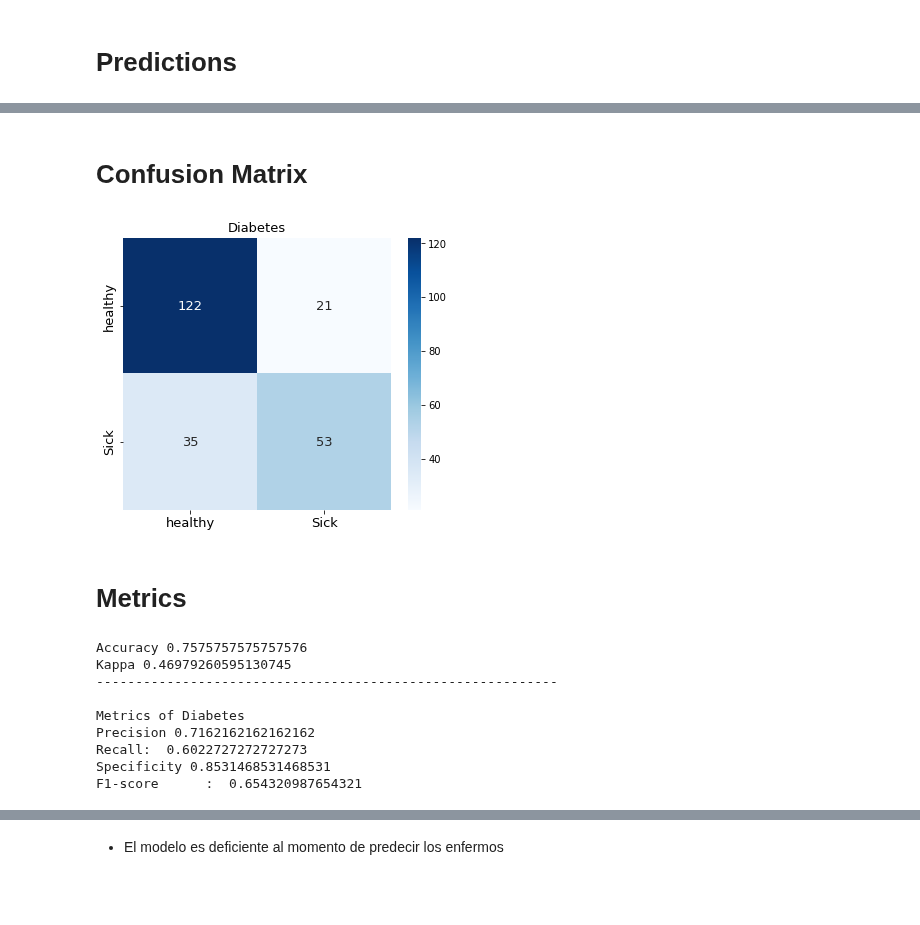
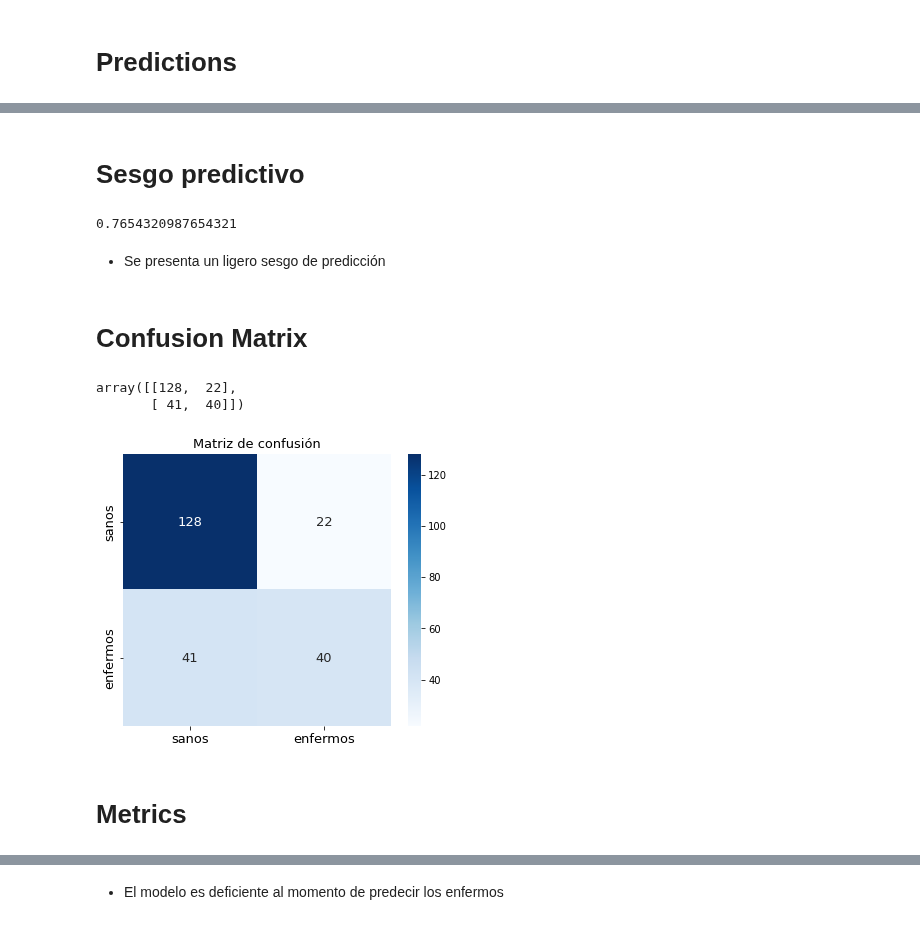
Before and after one commit to Kaiziferr/deep_learning, a Jupyter notebook: multilayer_perceptron/01_workshop_evaluate_model.ipynb, the cells around one changed output, grey strips where cells are left out. Saved outputs shown, nothing was run; the diff lists cells and outputs as text; code cells hidden in the pictures; blank space fills up the shorter version.

```diff
--- a/multilayer_perceptron/01_workshop_evaluate_model.ipynb
+++ b/multilayer_perceptron/01_workshop_evaluate_model.ipynb
@@ -177,4 +117,5 @@ plot_metrics_valuate(history, 'loss', 'val_loss', 'Loss', 'Loss vs Val_Loss')
 # Predictions
 # %%
 y_pred = (model.predict(X_test)>0.5).astype('int32')
-y_pred = y_pred.reshape((y_pred.shape[0]))
+y_pred = np.reshape(y_pred, y_pred.shape[0])
+y_pred
@@ -200,20 +153,31 @@ for i in range(15):
+# %% [markdown]
+# Sesgo predictivo
+# %%
+#sesgo predicción = promedio de predicciones - promedio de etiquetas (observaciones) en el conjunto de datos
+
+# Sick
+sesgo_prediction = len(y_pred[y_pred==1]) / len(y_test[y_test==1])
+sesgo_prediction
+# %% [output]
+0.7654320987654321
+# %% [markdown]
+- Se presenta un ligero sesgo de predicción
 # %% [markdown]
 # Confusion Matrix
 # %%
-matrix = matrix_confusion(y_test, y_pred, 'Diabetes', 'Sick', 'healthy')
+matrix = metrics.confusion_matrix(y_test, y_pred)
+matrix
 # %% [output]
-[figure, removed]
+array([[128,  22],
+       [ 41,  40]])
+# %%
+fig, ax = plt.subplots(nrows= 1, ncols=  1, figsize = (6,5))
+sns.heatmap(matrix, annot=True, ax = ax, cmap=plt.cm.Blues, fmt = 'g', annot_kws={'size': 13})
+ax.set_title('Matriz de confusión', size = 13)
+ax.xaxis.set_ticklabels(['sanos', 'enfermos'])
+ax.yaxis.set_ticklabels(['sanos', 'enfermos'])
+ax.tick_params(labelsize = 13)
+# %% [output]
+[figure, added]
 # %% [markdown]
 # Metrics
-# %%
-metrics_clasification_binary(y_test, y_pred, 'Diabetes',[1], matrix)
-# %% [output]
-Accuracy 0.7575757575757576
-Kappa 0.46979260595130745
------------------------------------------------------------
-
-Metrics of Diabetes
-Precision 0.7162162162162162
-Recall:  0.6022727272727273
-Specificity 0.8531468531468531
-F1-score      :  0.654320987654321
```
Also changed, not shown: parts of 24 cells of this notebook.
